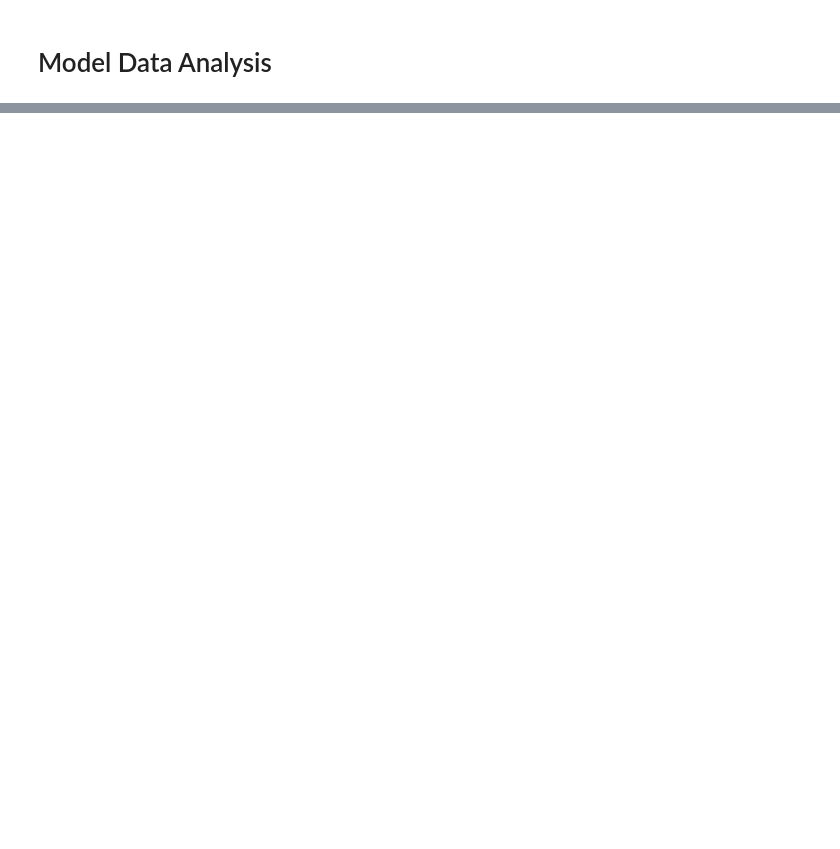
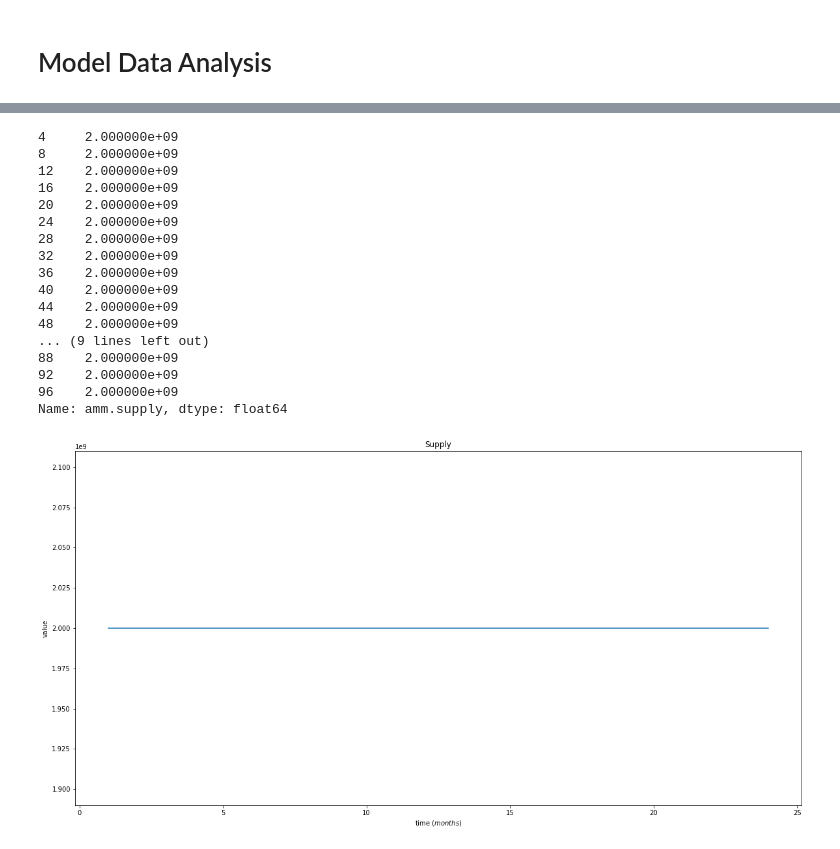
Before and after one commit to BenSchZA/ixo-liquidity-mechanism, a Jupyter notebook: ixo.ipynb, the cells around one changed output, grey strips where cells are left out. Saved outputs shown, nothing was run; the diff lists cells and outputs as text; code cells hidden in the pictures; blank space fills up the shorter version.

```diff
--- a/ixo.ipynb
+++ b/ixo.ipynb
@@ -918,0 +1004,36 @@ for experiment in params['sweep']:
+# %%
+market_maker_id = generate_pair_id(Nodes.MARKET_MAKER, ('DAI', 'IXO'))
+edge_id = (market_maker_id, 'DAI')
+
+for experiment in params['sweep']:
+    data_id = 'amm.supply'
+    rdf = select_experiment(results, experiment)
+
+    fig = plt.figure(1,figsize=(20,10))
+    #data = make2D('IXO_pool_growth', rdf)
+    plt.plot(rdf.timestep, rdf[data_id])
+    plt.title('Supply')
+    plt.xlabel('time ($months$)')
+    plt.ylabel('value')
+
+    save_experiment(fig, experiment, data_id)
+    print(rdf[data_id])
+# %% [output]
+4     2.000000e+09
+8     2.000000e+09
+12    2.000000e+09
+16    2.000000e+09
+20    2.000000e+09
+24    2.000000e+09
+28    2.000000e+09
+32    2.000000e+09
+36    2.000000e+09
+40    2.000000e+09
+44    2.000000e+09
+48    2.000000e+09
+... (9 lines left out)
+88    2.000000e+09
+92    2.000000e+09
+96    2.000000e+09
+Name: amm.supply, dtype: float64
+[figure, added]
```
Also changed, not shown: parts of 10 cells of this notebook.
